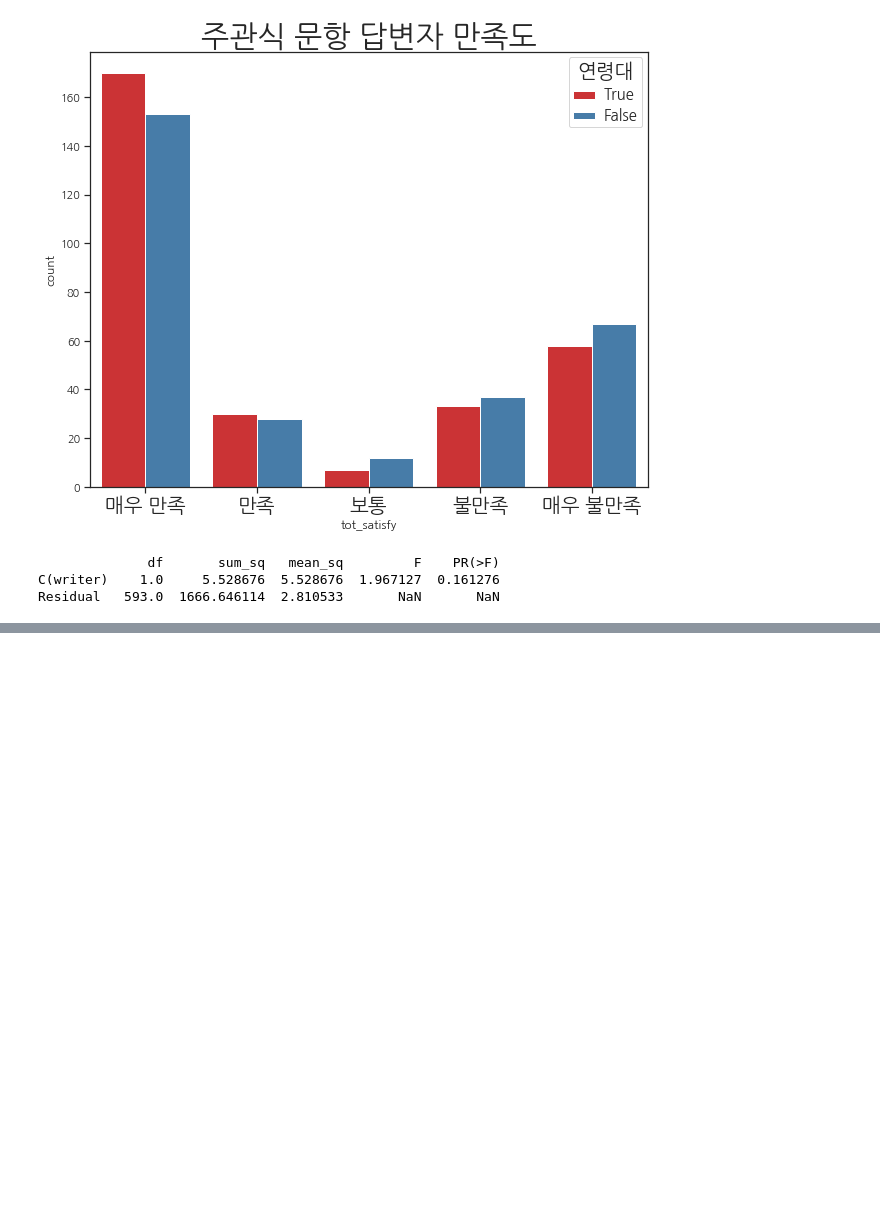
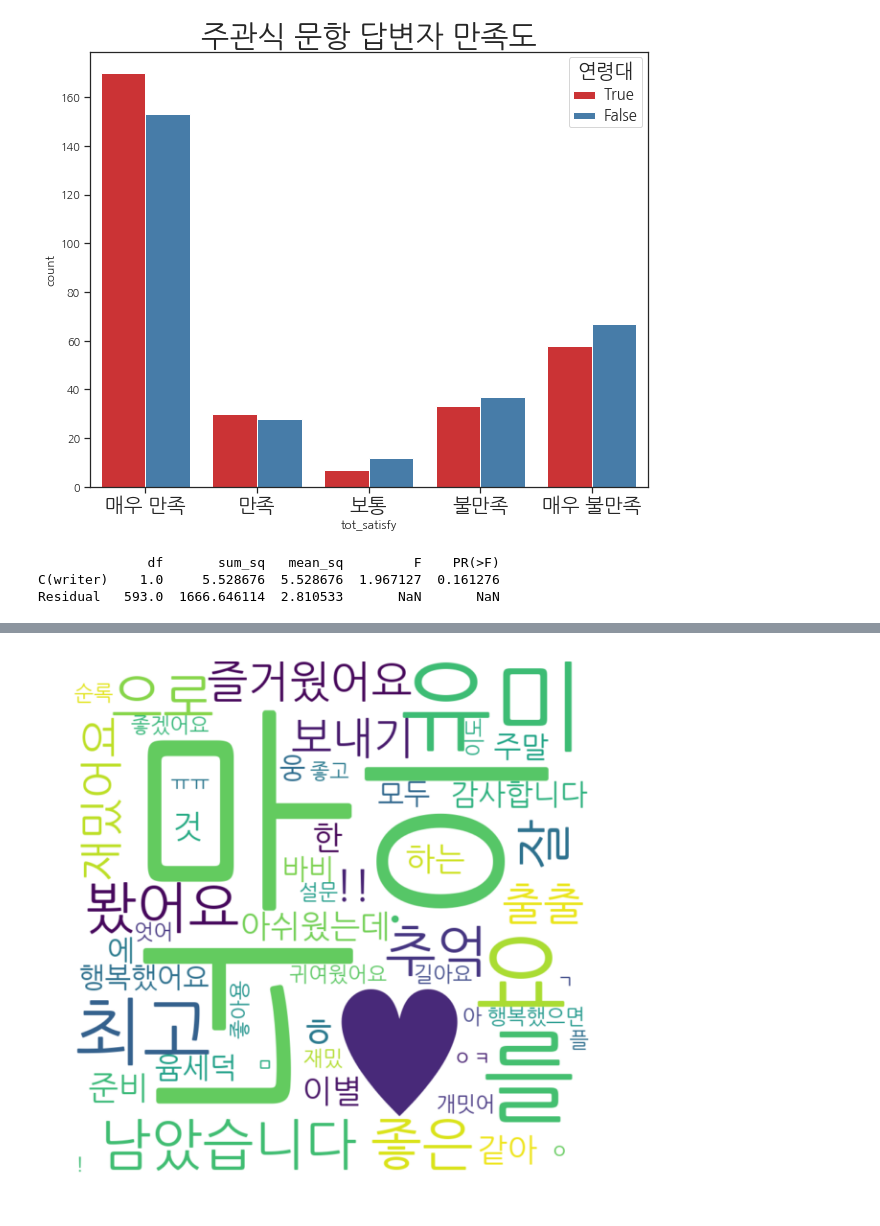
Before and after one commit to fhzh123/topic_example, a Jupyter notebook: EDA_2020_12_15/EDA.ipynb, the cells around one changed output, grey strips where cells are left out. Saved outputs shown, nothing was run; the diff lists cells and outputs as text; code cells hidden in the pictures; blank space fills up the shorter version.

```diff
--- a/EDA_2020_12_15/EDA.ipynb
+++ b/EDA_2020_12_15/EDA.ipynb
@@ -500,0 +511,6 @@ Residual   593.0  1666.646114  2.810533       NaN       NaN
+# %%
+covid_effecter_text = answer_dat.query('covid_effect==0').dropna()['text']
+covid_non_effecter_text = answer_dat.query('covid_effect==1').dropna()['text']
+# %%
+covid_effecter_text_morphs = list(itertools.chain(*[okt.morphs(x) for x in covid_effecter_text]))
+covid_non_effecter_text_morphs = list(itertools.chain(*[okt.morphs(x) for x in covid_non_effecter_text]))
@@ -500,0 +531,20 @@ Residual   593.0  1666.646114  2.810533       NaN       NaN
+# %%
+covid_effecter_counter = Counter()
+covid_effecter_counter.update(covid_effecter_text_morphs)
+
+covid_effecter_top_list = top_k_words(covid_effecter_counter, 0.2)
+# %%
+wordcloud = WordCloud(
+    font_path = '/usr/share/fonts/truetype/nanum/NanumGothic.ttf',
+    width = 800,
+    height = 800,
+    background_color="white",
+)
+
+wordcloud = wordcloud.generate_from_frequencies({k: v for k, v in covid_effecter_top_list})
+plt.figure(figsize=(10, 10))
+plt.imshow(wordcloud, interpolation="bilinear")
+plt.axis("off")
+plt.show()
+# %% [output]
+[figure, added]
```
Also changed, not shown: parts of 10 cells of this notebook, 1 other file.
